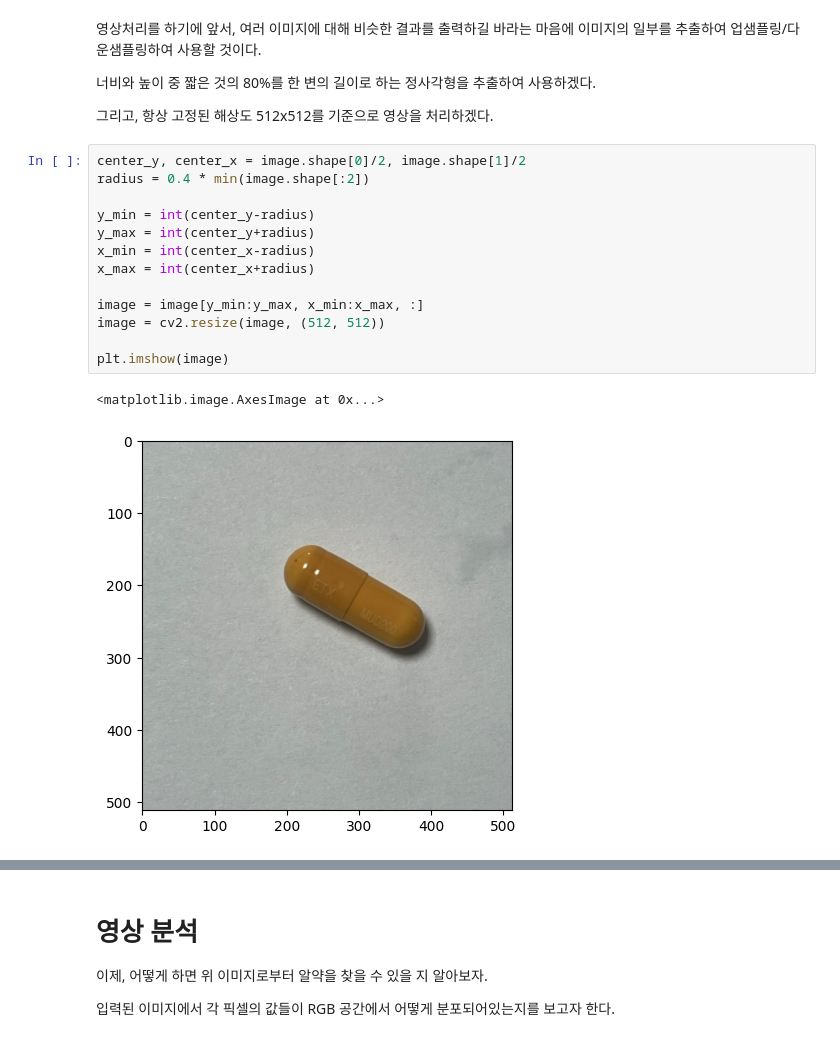
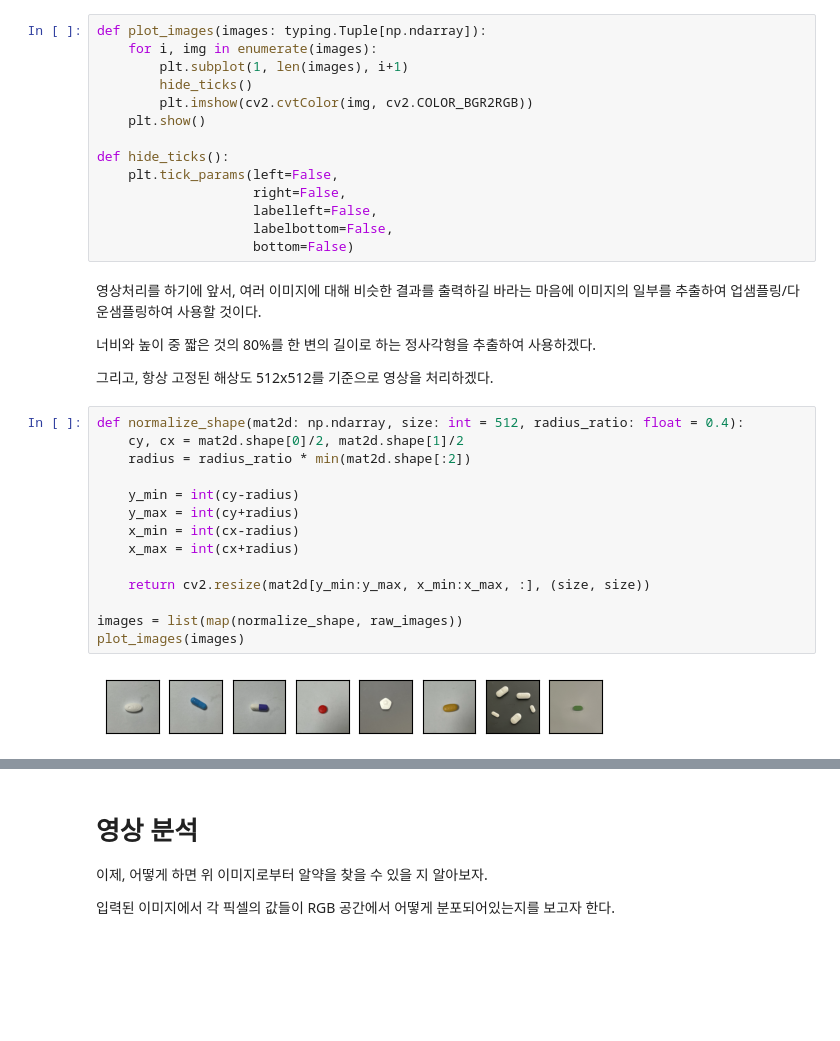
Before and after one commit to r-yak/research, a Jupyter notebook: notebooks/colored.ipynb, the cells around one changed output, grey strips where cells are left out. Saved outputs shown, nothing was run; the diff lists cells and outputs as text; blank space fills up the shorter version.

```diff
--- a/notebooks/colored.ipynb
+++ b/notebooks/colored.ipynb
@@ -33,3 +44,17 @@ image = cv2.imread('../images/IMG_9653.png')
+# %%
+def plot_images(images: typing.Tuple[np.ndarray]):
+    for i, img in enumerate(images):
+        plt.subplot(1, len(images), i+1)
+        hide_ticks()
+        plt.imshow(cv2.cvtColor(img, cv2.COLOR_BGR2RGB))
+    plt.show()
+
+def hide_ticks():
+    plt.tick_params(left=False,
+                    right=False,
+                    labelleft=False,
+                    labelbottom=False,
+                    bottom=False)
 # %% [markdown]
 영상처리를 하기에 앞서, 여러 이미지에 대해 비슷한 결과를 출력하길 바라는 마음에 이미지의 일부를 추출하여 업샘플링/다운샘플링하여 사용할 것이다.
 
@@ -37,18 +62,18 @@ image = cv2.imread('../images/IMG_9653.png')
 
 그리고, 항상 고정된 해상도 512x512를 기준으로 영상을 처리하겠다.
 # %%
-center_y, center_x = image.shape[0]/2, image.shape[1]/2
-radius = 0.4 * min(image.shape[:2])
+def normalize_shape(mat2d: np.ndarray, size: int = 512, radius_ratio: float = 0.4):
+    cy, cx = mat2d.shape[0]/2, mat2d.shape[1]/2
+    radius = radius_ratio * min(mat2d.shape[:2])
 
-y_min = int(center_y-radius)
-y_max = int(center_y+radius)
-x_min = int(center_x-radius)
-x_max = int(center_x+radius)
+    y_min = int(cy-radius)
+    y_max = int(cy+radius)
+    x_min = int(cx-radius)
+    x_max = int(cx+radius)
 
-image = image[y_min:y_max, x_min:x_max, :]
-image = cv2.resize(image, (512, 512))
+    return cv2.resize(mat2d[y_min:y_max, x_min:x_max, :], (size, size))
 
-plt.imshow(image)
+images = list(map(normalize_shape, raw_images))
+plot_images(images)
 # %% [output]
-<matplotlib.image.AxesImage at 0x...>
-[figure, old version]
+[figure, new version]
```
Also changed, not shown: parts of 24 cells of this notebook, 3 other files.
